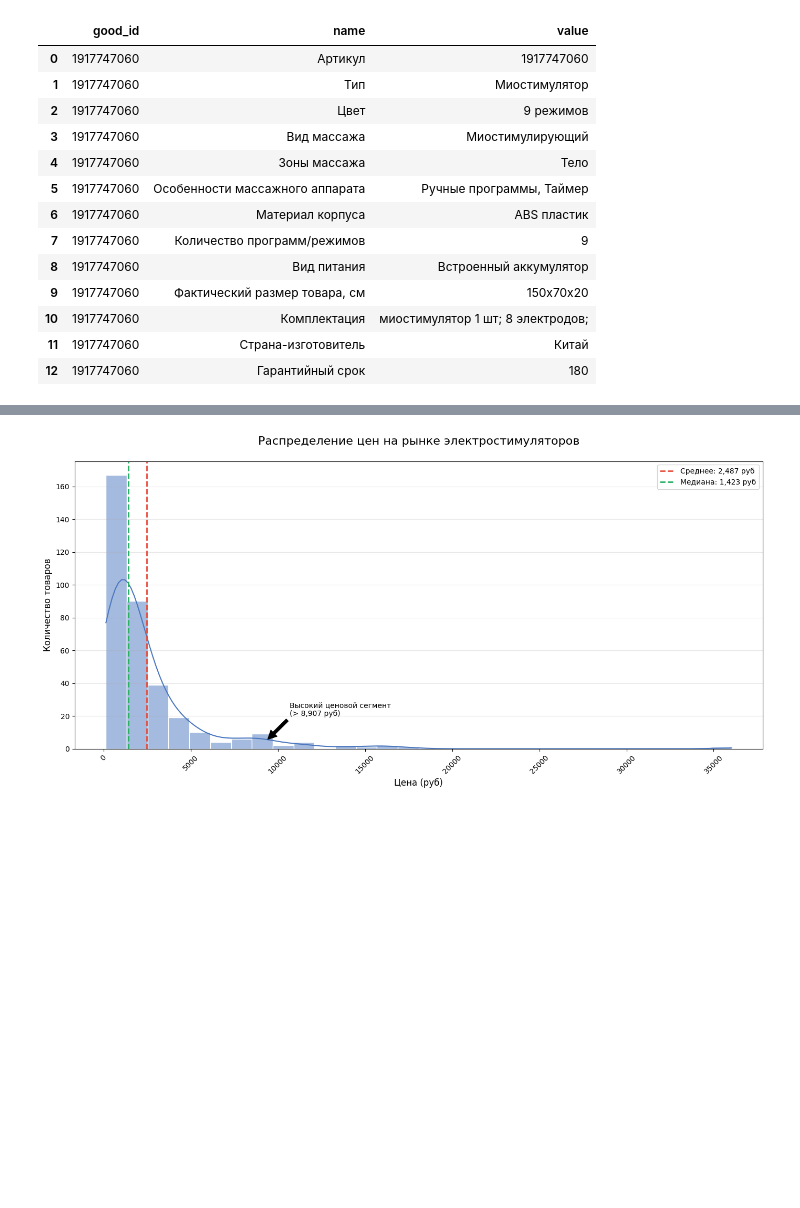
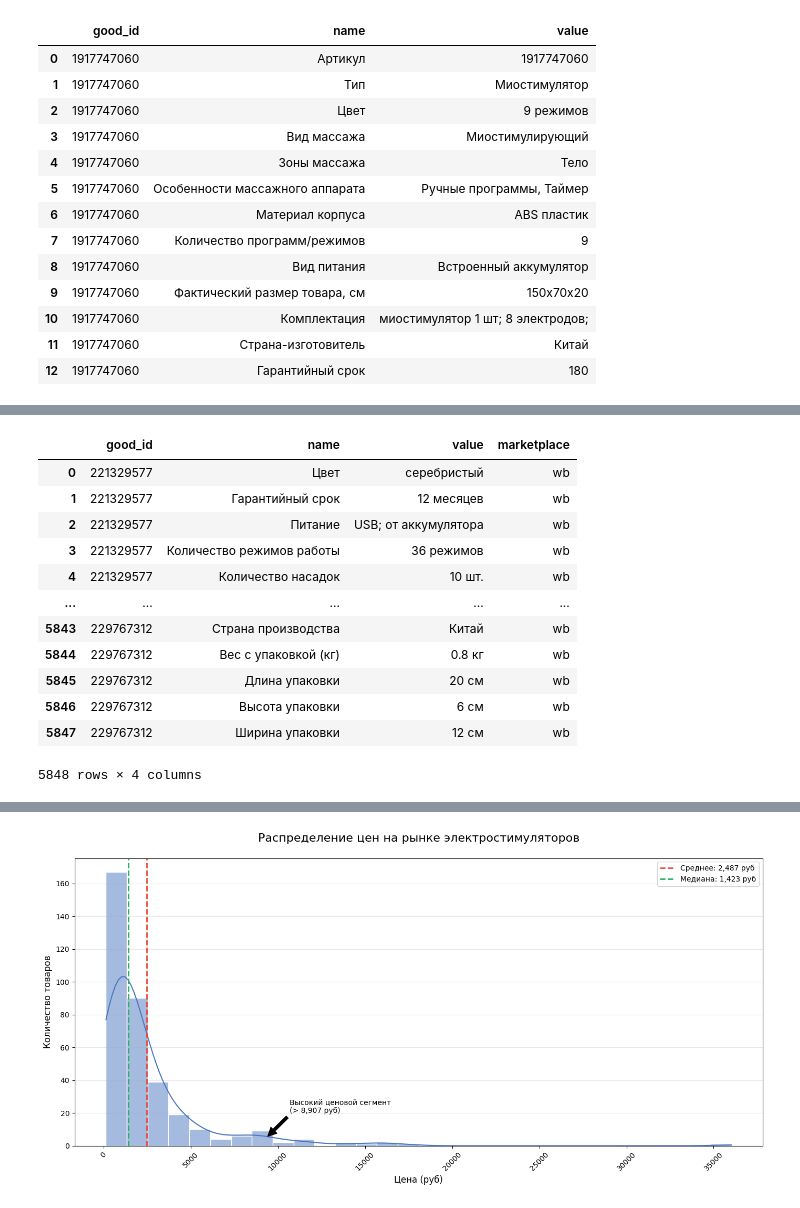
Before and after one commit to nekitmilk/ElectroPunk, a Jupyter notebook: src/notebooks/analisys.ipynb, the cells around one changed output, grey strips where cells are left out. Cells and saved outputs as stored; diff of their text form; code cells hidden in the pictures; blank space fills up the shorter version.

```diff
--- a/src/notebooks/analisys.ipynb
+++ b/src/notebooks/analisys.ipynb
@@ -603,0 +696,22 @@ df2
+# %%
+wb_other_characteristics = pd.read_csv('../data/other_specs_cleared_wb_products.csv')
+wb_other_characteristics['marketplace'] = 'wb'
+ozon_other_characteristics = pd.read_csv('../data/raw_data/ozon_specs_details.csv')
+ozon_other_characteristics['marketplace'] = 'ozon'
+
+wb_other_characteristics = wb_other_characteristics.drop(columns='group_name')
+wb_other_characteristics
+# %% [output]
+|  | good_id | name | value | marketplace |
+| 0 | 221329577 | Цвет | серебристый | wb |
+| 1 | 221329577 | Гарантийный срок | 12 месяцев | wb |
+| 2 | 221329577 | Питание | USB; от аккумулятора | wb |
+| 3 | 221329577 | Количество режимов работы | 36 режимов | wb |
+| 4 | 221329577 | Количество насадок | 10 шт. | wb |
+| ... | ... | ... | ... | ... |
+| 5843 | 229767312 | Страна производства | Китай | wb |
+| 5844 | 229767312 | Вес с упаковкой (кг) | 0.8 кг | wb |
+| 5845 | 229767312 | Длина упаковки | 20 см | wb |
+| 5846 | 229767312 | Высота упаковки | 6 см | wb |
+| 5847 | 229767312 | Ширина упаковки | 12 см | wb |
+5848 rows × 4 columns
```
Also changed, not shown: parts of 20 cells of this notebook, 5 other files.
